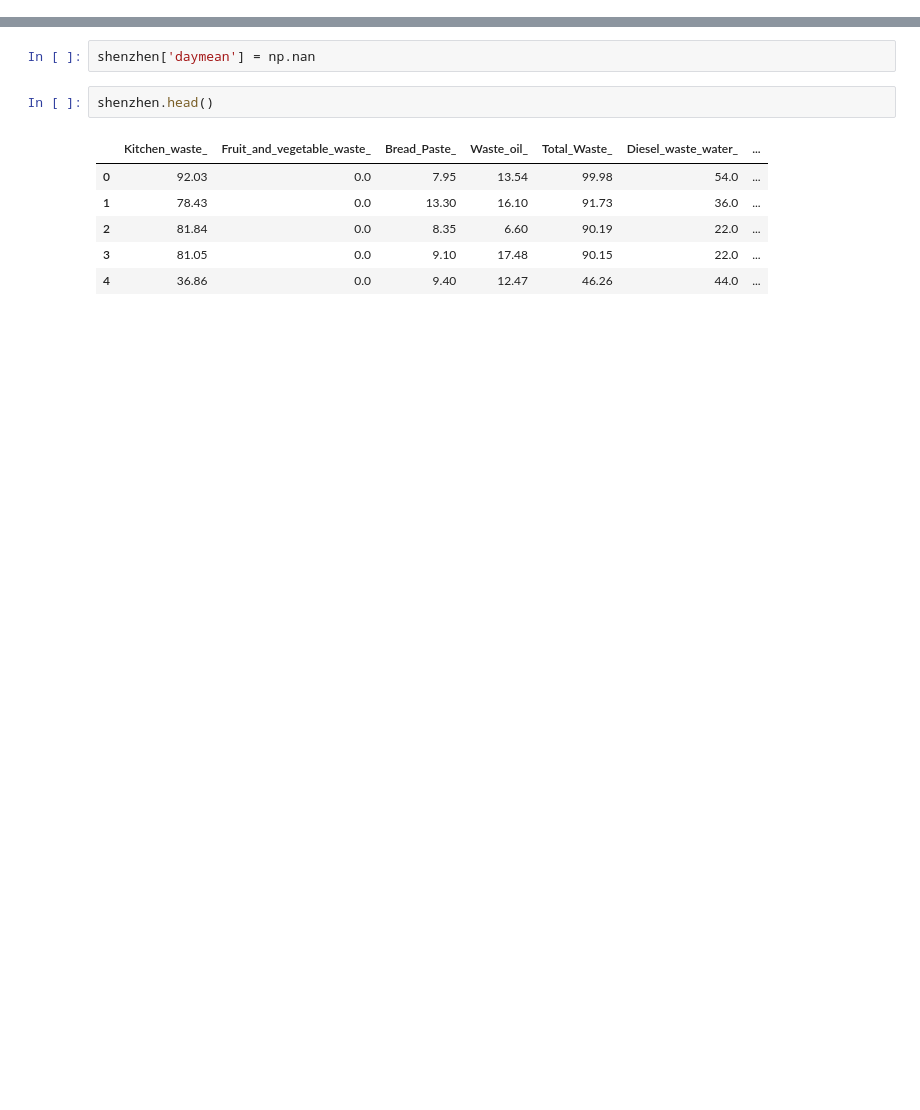
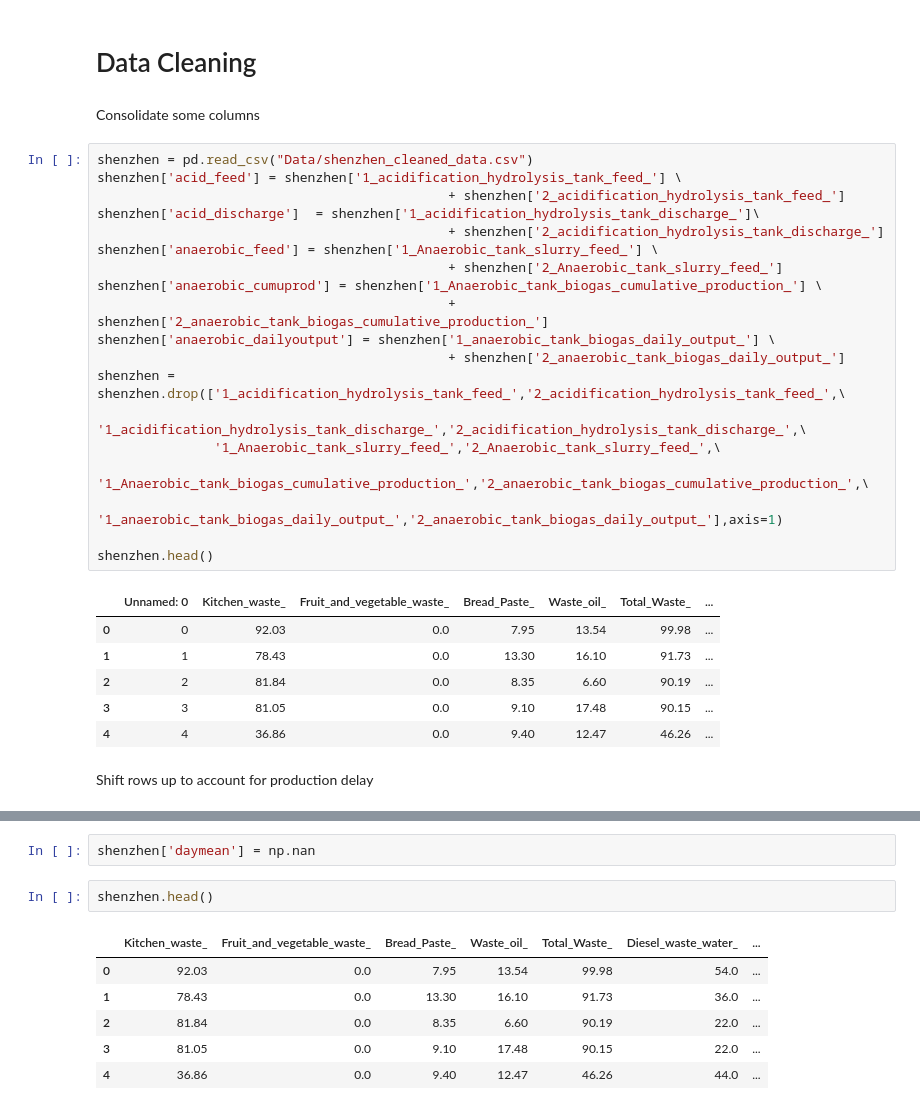
Before and after one commit to Victoria3467/BioDigest, a Jupyter notebook: Shenzhen/Shenzhen.ipynb, the cells around one changed output, grey strips where cells are left out. Drawn from its saved outputs; the diff is of its cells as text; blank space fills up the shorter version.

Commit message:
finish cleaning

```diff
--- a/Shenzhen/Shenzhen.ipynb
+++ b/Shenzhen/Shenzhen.ipynb
@@ -789,0 +17,32 @@ Index(['Unnamed: 0', 'Year', 'Month', 'Day', 'Kitchen_waste_',
+# %% [markdown]
+# Data Cleaning
+# %% [markdown]
+Consolidate some columns
+# %%
+shenzhen = pd.read_csv("Data/shenzhen_cleaned_data.csv")
+shenzhen['acid_feed'] = shenzhen['1_acidification_hydrolysis_tank_feed_'] \
+                                             + shenzhen['2_acidification_hydrolysis_tank_feed_']
+shenzhen['acid_discharge']  = shenzhen['1_acidification_hydrolysis_tank_discharge_']\
+                                             + shenzhen['2_acidification_hydrolysis_tank_discharge_']
+shenzhen['anaerobic_feed'] = shenzhen['1_Anaerobic_tank_slurry_feed_'] \
+                                             + shenzhen['2_Anaerobic_tank_slurry_feed_']
+shenzhen['anaerobic_cumuprod'] = shenzhen['1_Anaerobic_tank_biogas_cumulative_production_'] \
+                                             + shenzhen['2_anaerobic_tank_biogas_cumulative_production_']
+shenzhen['anaerobic_dailyoutput'] = shenzhen['1_anaerobic_tank_biogas_daily_output_'] \
+                                             + shenzhen['2_anaerobic_tank_biogas_daily_output_']
+shenzhen = shenzhen.drop(['1_acidification_hydrolysis_tank_feed_','2_acidification_hydrolysis_tank_feed_',\
+               '1_acidification_hydrolysis_tank_discharge_','2_acidification_hydrolysis_tank_discharge_',\
+               '1_Anaerobic_tank_slurry_feed_','2_Anaerobic_tank_slurry_feed_',\
+               '1_Anaerobic_tank_biogas_cumulative_production_','2_anaerobic_tank_biogas_cumulative_production_',\
+               '1_anaerobic_tank_biogas_daily_output_','2_anaerobic_tank_biogas_daily_output_'],axis=1)
+
+shenzhen.head()
+# %% [output]
+|  | Unnamed: 0 | Kitchen_waste_ | Fruit_and_vegetable_waste_ | Bread_Paste_ | Waste_oil_ | Total_Waste_ | ... |
+| 0 | 0 | 92.03 | 0.0 | 7.95 | 13.54 | 99.98 | ... |
+| 1 | 1 | 78.43 | 0.0 | 13.30 | 16.10 | 91.73 | ... |
+| 2 | 2 | 81.84 | 0.0 | 8.35 | 6.60 | 90.19 | ... |
+| 3 | 3 | 81.05 | 0.0 | 9.10 | 17.48 | 90.15 | ... |
+| 4 | 4 | 36.86 | 0.0 | 9.40 | 12.47 | 46.26 | ... |
+# %% [markdown]
+Shift rows up to account for production delay
```
Also changed, not shown: parts of 145 cells of this notebook, 3 other files.
